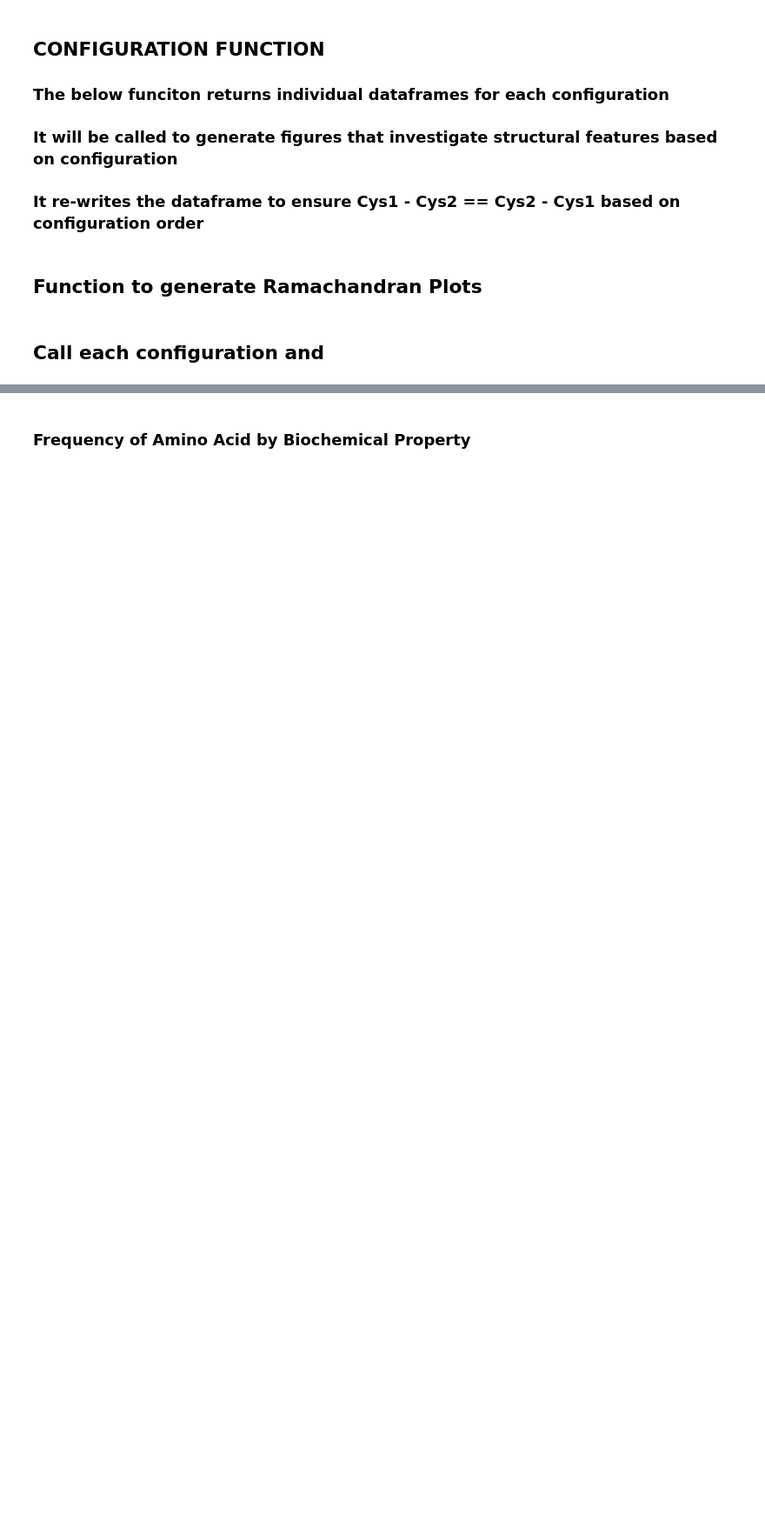
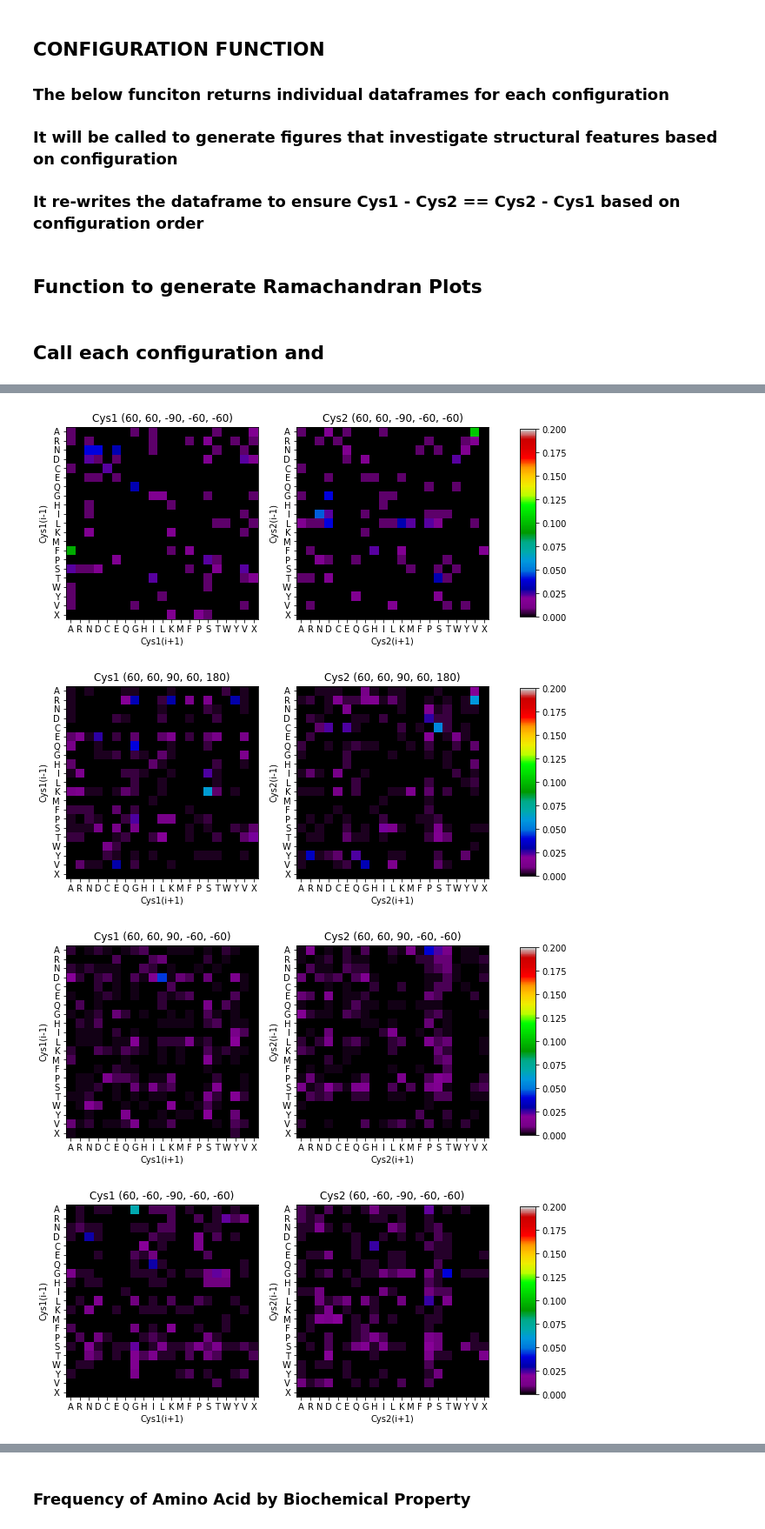
Before and after one commit to davarm/disulfide_configuration, a Jupyter notebook: configuration_analysis.ipynb, the cells around one changed output, grey strips where cells are left out. Shown at 87% size. Drawn from its saved outputs; the diff is of its cells as text; code cells hidden in the pictures; blank space fills up the shorter version.

```diff
--- a/configuration_analysis.ipynb
+++ b/configuration_analysis.ipynb
@@ -671,7 +666,6 @@ amino_dict = {}
 # Assigning amino acid a number (1 to 21)
 #--------------------------------------
 #######################################
-"""Assigning amino acid a number (1 to 20)"""
 for k,value in enumerate(aminos):
     amino_dict[value]=k
 
@@ -689,57 +683,49 @@ def amino_heatmaps(amino_array,amino_array_cys2,config):
         for axis in [fig.xaxis, fig.yaxis]:
             axis.set(ticks=np.arange(0, len(aminos)), ticklabels=aminos)
 
-        #plt.imshow(np.random.random((100, 100)), cmap=plt.cm.BuPu_r)
-
-        # im = fig.pcolor(amino_array, cmap=plt.cm.BuPu_r, edgecolor='black', linestyle=':', lw=1)
-        # im.set_clim(vmin=0,vmax =1)
-        plt.imshow(amino_array, cmap=plt.cm.nipy_spectral, clim =(0,0.2))#, edgecolor='black', linestyle=':', lw=1)
+        plt.imshow(amino_array, cmap=plt.cm.nipy_spectral, clim =(0,0.2))
         plt.ylabel("Cys1(i-1)")
         plt.xlabel("Cys1(i+1)")
         plt.title("Cys1 "+str(config))
 
 
         fig = plt.subplot(122)
-        for axis in [fig.xaxis, fig.yaxis]:
-            axis.set(ticks=np.arange(0.5, len(aminos)), ticklabels=aminos)
 
-
-        #im = fig.pcolor(amino_array_cys2, cmap=plt.cm.BuPu_r, edgecolor='black', linestyle=':', lw=1)
-        #im.set_clim(vmin=0,vmax =0.5)
-        plt.imshow(amino_array_cys2, cmap=plt.cm.nipy_spectral,clim =(0,0.2))#, edgecolor='black', linestyle=':', lw=1)
-        #plt.colorbar(im)
-
-        print config
 
         for axis in [fig.xaxis, fig.yaxis]:
             axis.set(ticks=np.arange(0, len(aminos)), ticklabels=aminos)
+
+        plt.imshow(amino_array_cys2, cmap=plt.cm.nipy_spectral,clim =(0,0.2))
         plt.ylabel("Cys2(i-1)")
         plt.xlabel("Cys2(i+1)")
         plt.title("Cys2 "+str(config))
 
         plt.subplots_adjust(bottom=0.1, right=0.8, top=1)
         cax = plt.axes([0.85, 0.25, 0.025, 0.6])
 
-        cbar = plt.colorbar(cax=cax)#,set_clim(vmin=0,vmax =0.5))
-        #plt.colorbar(cbar)
-        #plt.savefig(str(config)+'cys2_amino_properties.png', dpi=300, bbox_inches='tight')
+        cbar = plt.colorbar(cax=cax)
         plt.show()
         return()
 
 def search_config(config):
     config_dataframe = configuration_dataframe_return(config)
-    if len(config_dataframe)> 500 :
+    if len(config_dataframe)> 100 :
         amino_array = np.zeros(shape=(21,21))
         amino_array_cys2 = np.zeros(shape=(21,21))
         for index,row in config_dataframe.iterrows():
             cys1_b = row['Cys1 b res']
             cys1_a = row['Cys1 a res']
             cys2_b = row['Cys2 b res']
             cys2_a = row['Cys2 a res']
             amino_array[amino_dict[cys1_b],amino_dict[cys1_a]] = amino_array[amino_dict[cys1_b],amino_dict[cys1_a]]+1
             amino_array_cys2[amino_dict[cys2_b],amino_dict[cys2_a]] = amino_array_cys2[amino_dict[cys2_b],amino_dict[cys2_a]]+1
         amino_heatmaps(amino_array,amino_array_cys2,config)
     return()
 
 for config in configurations:
     search_config(config)
+# %% [output]
+[figure, added]
+[figure, added]
+[figure, added]
+[figure, added]
```
Also changed, not shown: parts of 16 cells of this notebook, 25 other files.
